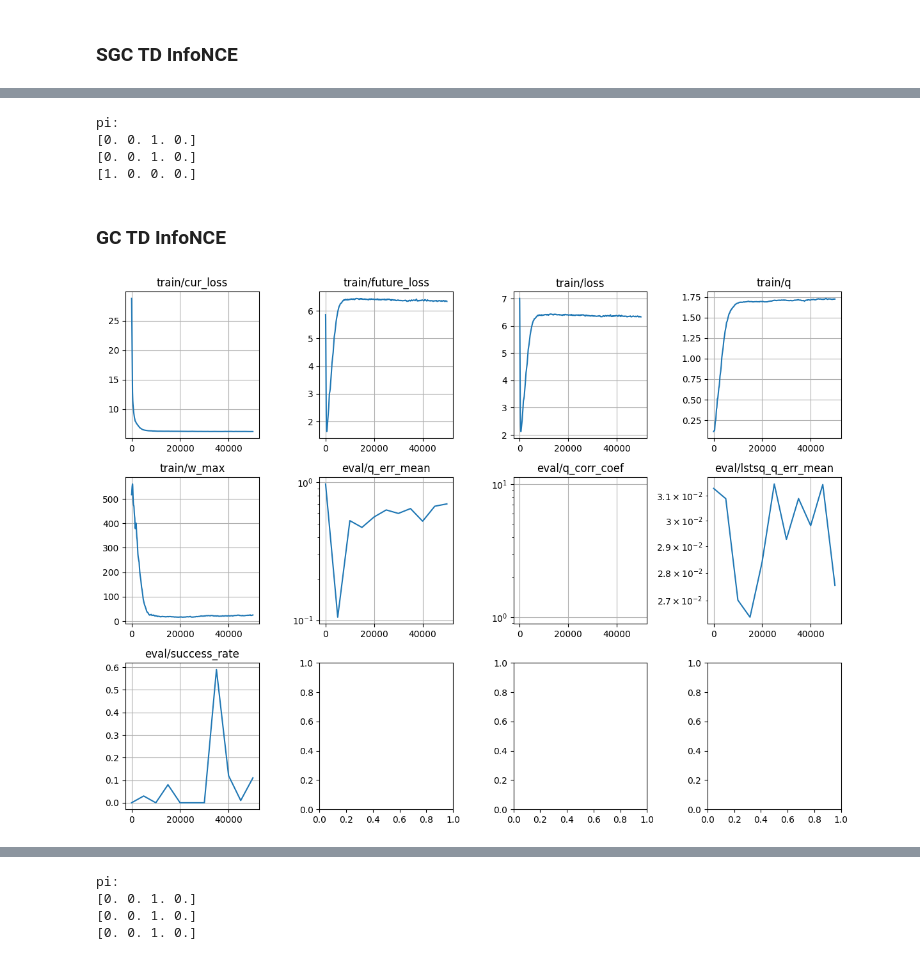
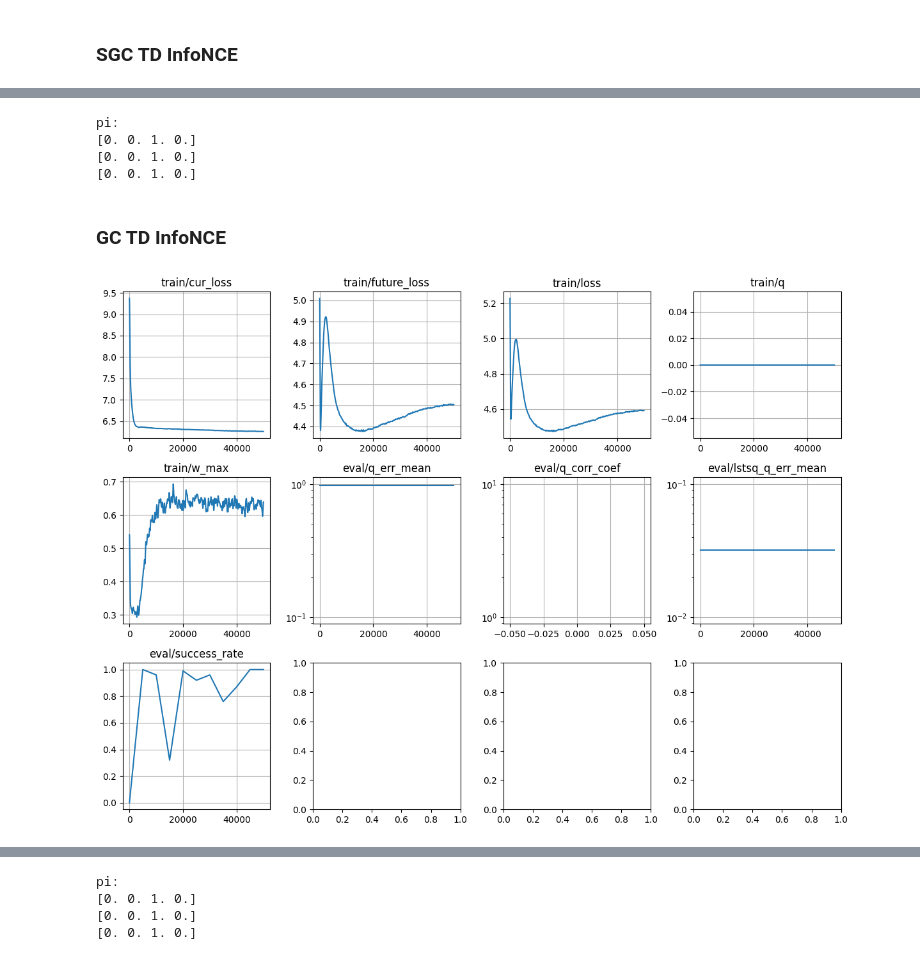
Before and after one commit to chongyi-zheng/ogbench, a Jupyter notebook: notebooks/mdp2gcmdp_CliffWalking.ipynb, the cells around one changed output, grey strips where cells are left out. Saved outputs shown, nothing was run; the diff lists cells and outputs as text; code cells hidden in the pictures.

```diff
--- a/notebooks/mdp2gcmdp_CliffWalking.ipynb
+++ b/notebooks/mdp2gcmdp_CliffWalking.ipynb
@@ -1278,8 +1279,10 @@ def compute_success_rate(params, num_eval_episodes=100, max_episode_steps=100):
   # compute the pi
   obs = jnp.arange(aug_env.nS)[:, None].repeat(aug_env.nA, axis=1).reshape(-1)
   actions = jnp.arange(aug_env.nA)[None, :].repeat(aug_env.nS, axis=0).reshape(-1)
+  # plus_logits = critic.apply(params, obs, actions,
+  #                            jnp.full_like(obs, (aug_env.nS - 2)))
   plus_logits = critic.apply(params, obs, actions,
-                             (aug_env.nS - 2) * jnp.ones_like(obs))
+                             jnp.full_like(obs, (aug_env.nS - 3)))
   plus_logits = jnp.diag(plus_logits)
   plus_logits = plus_logits.reshape([aug_env.nS, aug_env.nA])
   a = jnp.argmax(plus_logits, axis=-1)
@@ -1382,8 +1385,10 @@ print(crl_metrics['eval/success_rate'][-1])
 obs = jnp.arange(aug_env.nS)[:, None].repeat(aug_env.nA, axis=1).reshape(-1)
 actions = jnp.arange(aug_env.nA)[None, :].repeat(aug_env.nS, axis=0).reshape(-1)
 
+# plus_logits = critic.apply(critic_params, obs, actions,
+#                            jnp.full_like(obs, (aug_env.nS - 2)))
 plus_logits = critic.apply(critic_params, obs, actions,
-                           jnp.full_like(obs, (aug_env.nS - 2)))
+                           jnp.full_like(obs, (aug_env.nS - 3)))
 plus_logits = jnp.diag(plus_logits)
 plus_logits = plus_logits.reshape([aug_env.nS, aug_env.nA])
 a = jnp.argmax(plus_logits, axis=-1)
@@ -1479,8 +1484,10 @@ def loss_fn(params, target_params, batch):
 
   future_logit = critic.apply(
     params, next_observations, next_actions, random_states)
+  # plus_logits = critic.apply(params, next_observations, next_actions,
+  #                            jnp.full_like(next_observations, (aug_env.nS - 2)))
   plus_logits = critic.apply(params, next_observations, next_actions,
-                             jnp.full_like(next_observations, (aug_env.nS - 2)))
+                             jnp.full_like(next_observations, (aug_env.nS - 3)))
   I = jnp.eye(batch_size * aug_env.nA)
   # plus_logits = plus_logits * I + future_logit * (1 - I)
   plus_log_probs = jnp.diag(plus_logits) - jax.nn.logsumexp(future_logit, axis=-1)
@@ -1514,8 +1521,8 @@ def loss_fn(params, target_params, batch):
   w_logits = critic.apply(
     target_params, batch['next_observations'], next_actions, random_states)
   w = jax.nn.softmax(w_logits, axis=-1)
-  # w = jax.lax.stop_gradient(w)
-  w = jax.lax.stop_gradient(w) * batch_size * jnp.eye(batch_size)
+  w = jax.lax.stop_gradient(w)
+  # w = jax.lax.stop_gradient(w) * batch_size * jnp.eye(batch_size)
   # w = jnp.clip(w, 0.0, 10.0)
 
   future_loss = optax.softmax_cross_entropy(logits=random_logits, labels=w)
@@ -1565,8 +1572,10 @@ def compute_success_rate(params, batch, num_eval_episodes=100, max_episode_steps
   obs = jnp.arange(aug_env.nS)[:, None].repeat(aug_env.nA, axis=1).reshape(-1)
   actions = jnp.arange(aug_env.nA)[None, :].repeat(aug_env.nS, axis=0).reshape(-1)
   random_states = jnp.roll(batch['next_observations'], -1, axis=0)
+  # plus_logits = critic.apply(params, obs, actions,
+  #                            jnp.full_like(random_states, (aug_env.nS - 2)))
   plus_logits = critic.apply(params, obs, actions,
-                             (aug_env.nS - 2) * jnp.ones_like(random_states))
+                             jnp.full_like(random_states, (aug_env.nS - 3)))
   random_logits = critic.apply(params, obs, actions, random_states)
   plus_log_probs = jnp.diag(plus_logits) - jax.nn.logsumexp(random_logits, axis=-1)
   plus_log_probs = plus_log_probs.reshape([aug_env.nS, aug_env.nA])
@@ -1676,8 +1685,10 @@ batch = sample_augmented_batch(batch_size)
 obs = jnp.arange(aug_env.nS)[:, None].repeat(aug_env.nA, axis=1).reshape(-1)
 actions = jnp.arange(aug_env.nA)[None, :].repeat(aug_env.nS, axis=0).reshape(-1)
 random_states = jnp.roll(batch['observations'], -1, axis=0)
+# plus_logits = critic.apply(critic_params, obs, actions,
+#                            jnp.full_like(random_states, (aug_env.nS - 2)))
 plus_logits = critic.apply(critic_params, obs, actions,
-                            (aug_env.nS - 2) * jnp.ones_like(random_states))
+                           jnp.full_like(random_states, (aug_env.nS - 3)))
 random_logits = critic.apply(critic_params, obs, actions, random_states)
 plus_log_probs = jnp.diag(plus_logits) - jax.nn.logsumexp(random_logits, axis=-1)
 plus_log_probs = plus_log_probs.reshape([aug_env.nS, aug_env.nA])
@@ -1694,7 +1705,7 @@ print(pi[35])
 pi:
 [0. 0. 1. 0.]
 [0. 0. 1. 0.]
-[1. 0. 0. 0.]
+[0. 0. 1. 0.]
 # %% [markdown]
 ### GC TD InfoNCE
 # %%
@@ -1754,7 +1765,7 @@ key = jax.random.PRNGKey(np.random.randint(0, 2**32))
 key, critic_key = jax.random.split(key)
 
 example_batch = sample_augmented_batch(2)
-critic = Critic(repr_dim=128)
+critic = Critic(repr_dim=64)
 critic_params = critic.init(critic_key,
                             example_batch['observations'], example_batch['actions'],
                             example_batch['goals'], example_batch['next_observations'])
@@ -1801,7 +1812,8 @@ def loss_fn(params, target_params, batch):
   w_logits = critic.apply(
     target_params, batch['next_observations'], next_actions, batch['goals'], random_states)
   w = jax.nn.softmax(w_logits, axis=-1)
-  w = jax.lax.stop_gradient(w) * batch_size * I
+  w = jax.lax.stop_gradient(w)
+  # w = jax.lax.stop_gradient(w) * batch_size * I
   # w = jnp.clip(w, 0.0, 100.0 / batch_size)
 
   future_loss = optax.softmax_cross_entropy(logits=random_logits, labels=w)
@@ -1854,11 +1866,17 @@ def compute_success_rate(params, batch, num_eval_episodes=100, max_episode_steps
   obs = jnp.arange(aug_env.nS)[:, None].repeat(aug_env.nA, axis=1).reshape(-1)
   actions = jnp.arange(aug_env.nA)[None, :].repeat(aug_env.nS, axis=0).reshape(-1)
   random_states = jnp.roll(batch['next_observations'], -1, axis=0)
+  # plus_logits = critic.apply(params, obs, actions,
+  #                            jnp.full_like(obs, (aug_env.nS - 2)),
+  #                            jnp.full_like(obs, (aug_env.nS - 2)))
   plus_logits = critic.apply(params, obs, actions,
-                             jnp.full_like(obs, (aug_env.nS - 2)),
-                             jnp.full_like(obs, (aug_env.nS - 2)))
+                             jnp.full_like(obs, (aug_env.nS - 3)),
+                             jnp.full_like(obs, (aug_env.nS - 3)))
+  # random_logits = critic.apply(params, obs, actions,
+  #                              jnp.full_like(obs, (aug_env.nS - 2)),
+  #                              random_states)
   random_logits = critic.apply(params, obs, actions,
-                               jnp.full_like(obs, (aug_env.nS - 2)),
+                               jnp.full_like(obs, (aug_env.nS - 3)),
                                random_states)
   plus_log_probs = jnp.diag(plus_logits) - jax.nn.logsumexp(random_logits, axis=-1)
   plus_log_probs = plus_log_probs.reshape([aug_env.nS, aug_env.nA])
@@ -1925,34 +1943,34 @@ def evaluate_fn(params, batch):
     'lstsq_q_err_mean': lstsq_q_err_mean,
     'success_rate': sr,
   }
 
   return info
 
 metrics = defaultdict(list)
 for i in tqdm.trange(1, num_iterations + 1):
   batch = sample_augmented_batch(batch_size)
   critic_params, target_critic_params, opt_state, loss, info = update_fn(
     critic_params, target_critic_params, opt_state, batch)
 
   for k, v in info.items():
     metrics['train/' + k].append(
       np.array([i, v])
     )
 
   if i == 1 or i % eval_interval == 0:
     eval_info = evaluate_fn(critic_params, batch)
     for k, v in eval_info.items():
       metrics['eval/' + k].append(
         np.array([i, v])
       )
 
   if i == 1 or i % log_interval == 0:
     plot_metrics(metrics, logyscale_stats=['eval/q_err_mean', 'eval/lstsq_q_err_mean', 'eval/q_corr_coef'])
     display.clear_output(wait=True)
     plt.tight_layout()
     plt.show()
 # %% [output]
-[figure, old version]
+[figure, new version]
 # %%
 td_infonce_metrics = metrics
 print(td_infonce_metrics['eval/q_err_mean'][-1])
```
Also changed, not shown: parts of 17 cells of this notebook.
